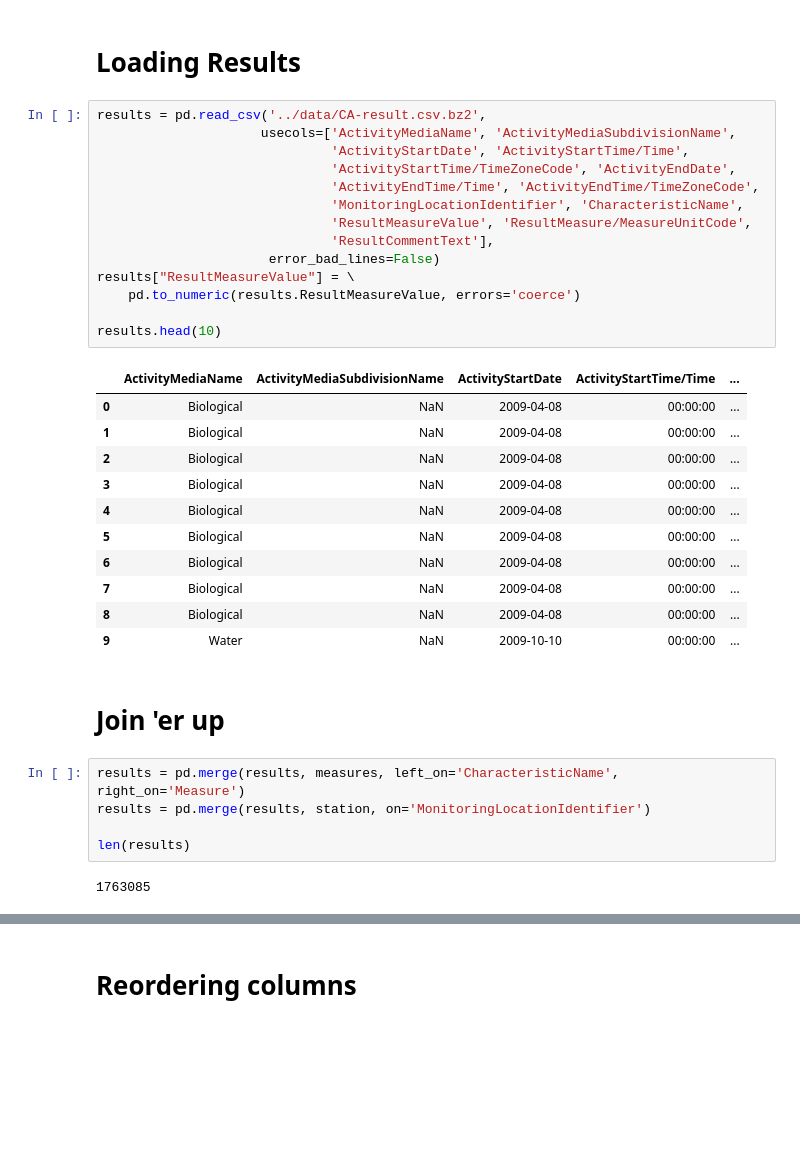
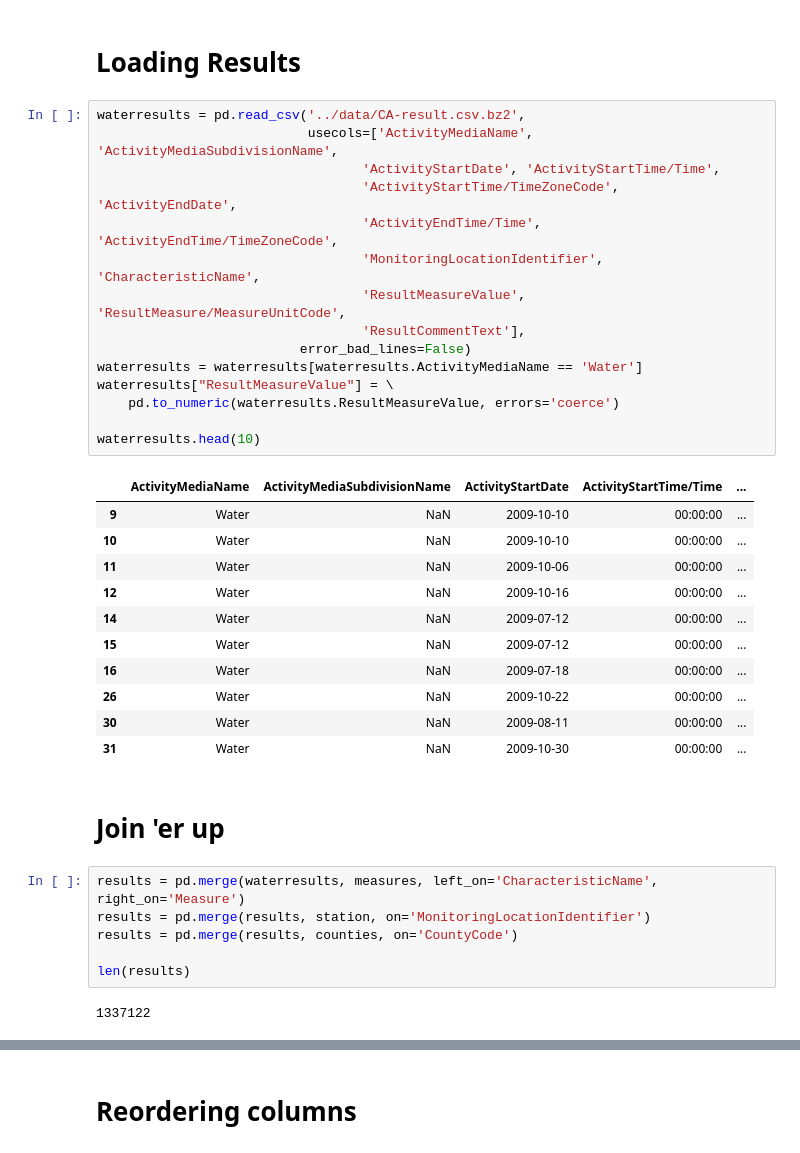
Before and after one commit to SeanU/waq, a Jupyter notebook: exploration/Measure cleanup.ipynb, the cells around one changed output, grey strips where cells are left out. Saved outputs shown, nothing was run; the diff lists cells and outputs as text; blank space fills up the shorter version.

Commit message:
More cleanup. Removing microbes, including county codes

```diff
--- a/exploration/Measure cleanup.ipynb
+++ b/exploration/Measure cleanup.ipynb
@@ -57,37 +82,39 @@ station
 # %% [markdown]
 # Loading Results
 # %%
-results = pd.read_csv('../data/CA-result.csv.bz2',
-                     usecols=['ActivityMediaName', 'ActivityMediaSubdivisionName',
-                              'ActivityStartDate', 'ActivityStartTime/Time',
-                              'ActivityStartTime/TimeZoneCode', 'ActivityEndDate',
-                              'ActivityEndTime/Time', 'ActivityEndTime/TimeZoneCode',
-                              'MonitoringLocationIdentifier', 'CharacteristicName',
-                              'ResultMeasureValue', 'ResultMeasure/MeasureUnitCode',
-                              'ResultCommentText'],
-                      error_bad_lines=False)
-results["ResultMeasureValue"] = \
-    pd.to_numeric(results.ResultMeasureValue, errors='coerce')
+waterresults = pd.read_csv('../data/CA-result.csv.bz2',
+                           usecols=['ActivityMediaName', 'ActivityMediaSubdivisionName',
+                                  'ActivityStartDate', 'ActivityStartTime/Time',
+                                  'ActivityStartTime/TimeZoneCode', 'ActivityEndDate',
+                                  'ActivityEndTime/Time', 'ActivityEndTime/TimeZoneCode',
+                                  'MonitoringLocationIdentifier', 'CharacteristicName',
+                                  'ResultMeasureValue', 'ResultMeasure/MeasureUnitCode',
+                                  'ResultCommentText'],
+                          error_bad_lines=False)
+waterresults = waterresults[waterresults.ActivityMediaName == 'Water']
+waterresults["ResultMeasureValue"] = \
+    pd.to_numeric(waterresults.ResultMeasureValue, errors='coerce')
 
-results.head(10)
+waterresults.head(10)
 # %% [output]
 |  | ActivityMediaName | ActivityMediaSubdivisionName | ActivityStartDate | ActivityStartTime/Time | ... |
-| 0 | Biological | NaN | 2009-04-08 | 00:00:00 | ... |
-| 1 | Biological | NaN | 2009-04-08 | 00:00:00 | ... |
-| 2 | Biological | NaN | 2009-04-08 | 00:00:00 | ... |
-| 3 | Biological | NaN | 2009-04-08 | 00:00:00 | ... |
-| 4 | Biological | NaN | 2009-04-08 | 00:00:00 | ... |
-| 5 | Biological | NaN | 2009-04-08 | 00:00:00 | ... |
-| 6 | Biological | NaN | 2009-04-08 | 00:00:00 | ... |
-| 7 | Biological | NaN | 2009-04-08 | 00:00:00 | ... |
-| 8 | Biological | NaN | 2009-04-08 | 00:00:00 | ... |
 | 9 | Water | NaN | 2009-10-10 | 00:00:00 | ... |
+| 10 | Water | NaN | 2009-10-10 | 00:00:00 | ... |
+| 11 | Water | NaN | 2009-10-06 | 00:00:00 | ... |
+| 12 | Water | NaN | 2009-10-16 | 00:00:00 | ... |
+| 14 | Water | NaN | 2009-07-12 | 00:00:00 | ... |
+| 15 | Water | NaN | 2009-07-12 | 00:00:00 | ... |
+| 16 | Water | NaN | 2009-07-18 | 00:00:00 | ... |
+| 26 | Water | NaN | 2009-10-22 | 00:00:00 | ... |
+| 30 | Water | NaN | 2009-08-11 | 00:00:00 | ... |
+| 31 | Water | NaN | 2009-10-30 | 00:00:00 | ... |
 # %% [markdown]
 # Join 'er up
 # %%
-results = pd.merge(results, measures, left_on='CharacteristicName', right_on='Measure')
+results = pd.merge(waterresults, measures, left_on='CharacteristicName', right_on='Measure')
 results = pd.merge(results, station, on='MonitoringLocationIdentifier')
+results = pd.merge(results, counties, on='CountyCode')
 
 len(results)
 # %% [output]
-1763085
+1337122
```
Also changed, not shown: parts of 9 cells of this notebook, 5 other files.
